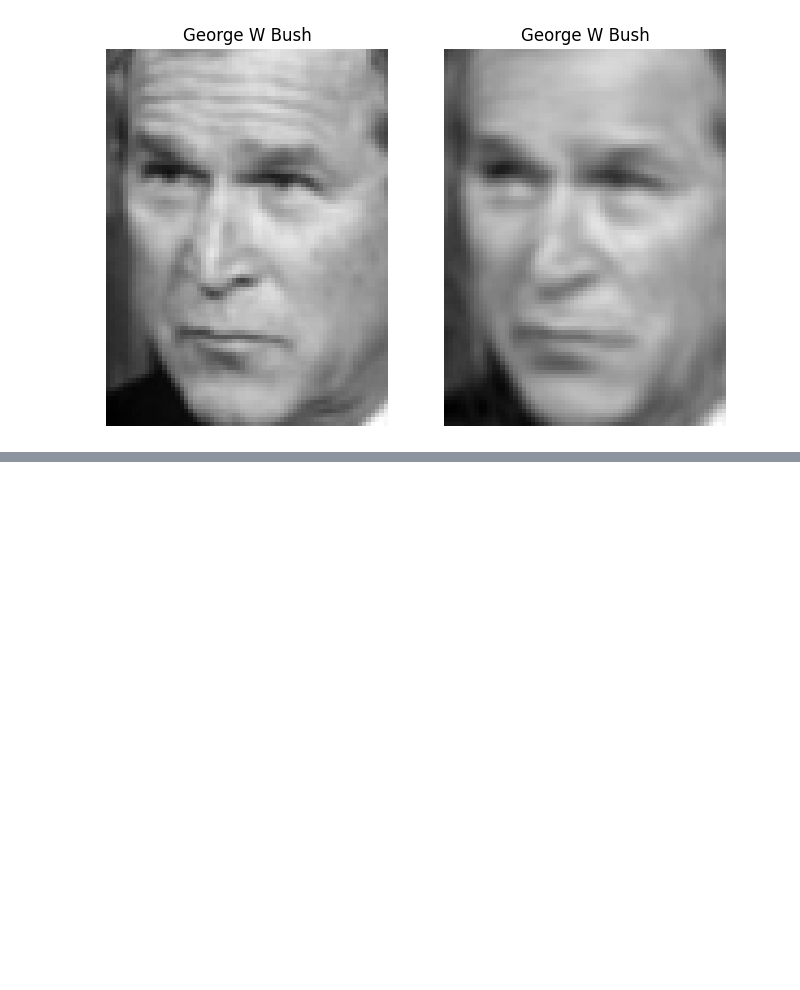
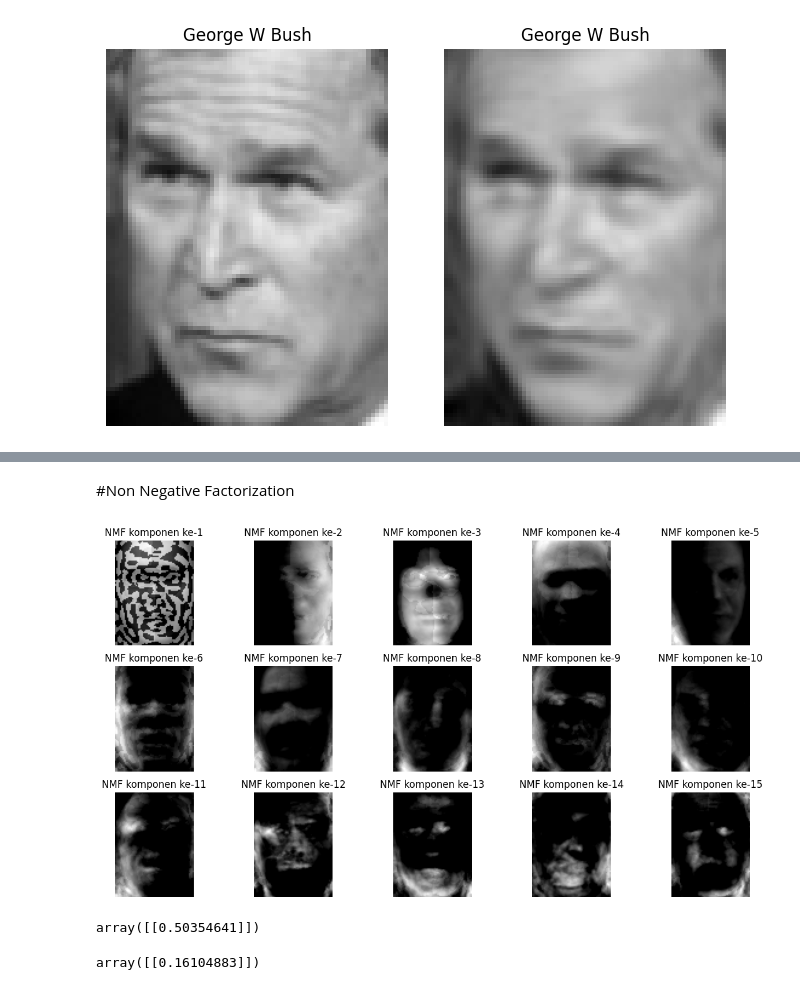
Before and after one commit to stevengregori92/DimensionalityReduction, a Jupyter notebook: Feature_Extraction_on_Image.ipynb, the cells around one changed output, grey strips where cells are left out. Saved outputs shown, nothing was run; the diff lists cells and outputs as text; code cells hidden in the pictures; blank space fills up the shorter version.

```diff
--- a/Feature_Extraction_on_Image.ipynb
+++ b/Feature_Extraction_on_Image.ipynb
@@ -122,0 +158,15 @@ plt.axis('off');
+# %% [markdown]
+#Non Negative Factorization
+# %%
+nmf = NMF(250)
+X_train_nmf = nmf.fit_transform(X_train)
+X_test_nmf = nmf.transform(X_test)
+
+plt.figure(figsize=(15,8))
+for i in range(15):
+  plt.subplot(3, 5, i+1)
+  plt.imshow(nmf.components_[i].reshape(87,65), cmap='gray')
+  plt.title(f'NMF komponen ke-{i+1}')
+  plt.axis('off');
+# %% [output]
+[figure, added]
@@ -122,0 +177,8 @@ plt.axis('off');
+# %%
+cosine_similarity(s1, s2)
+# %% [output]
+array([[0.50354641]])
+# %%
+cosine_similarity(s1, h1)
+# %% [output]
+array([[0.16104883]])
```
Also changed, not shown: parts of 11 cells of this notebook.
